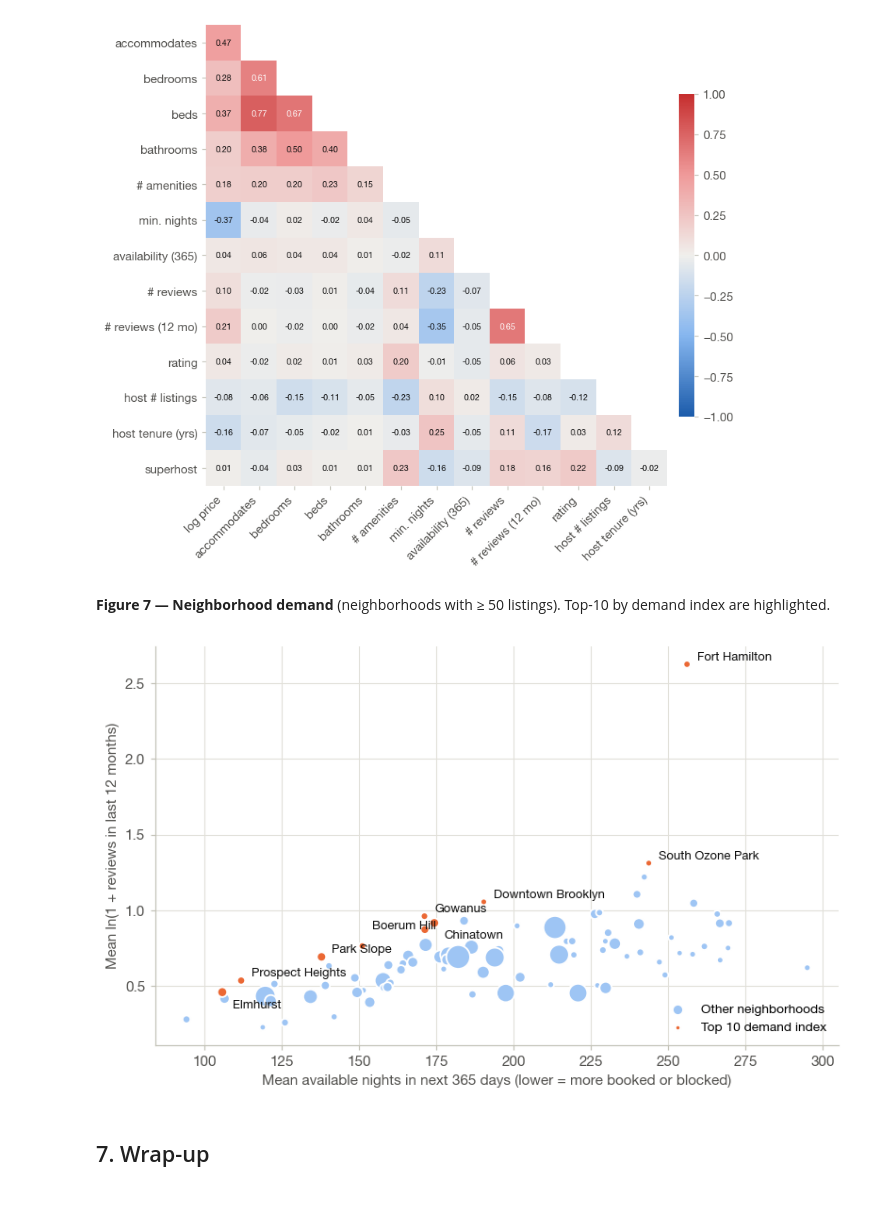
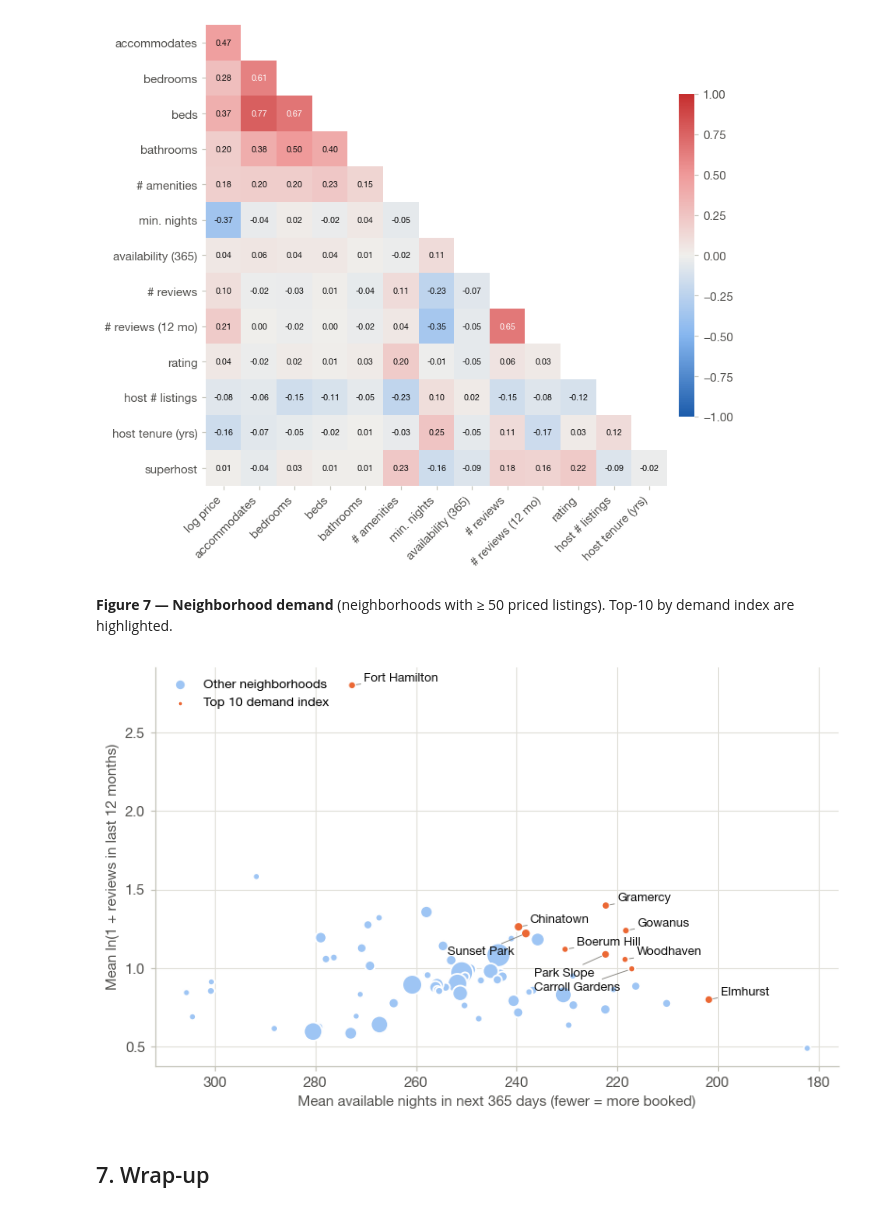
Before and after one commit to Moechan0124/final-project-ban560, a Jupyter notebook: code/01_EDA_PySpark.ipynb, the cells around one changed output. Saved outputs shown, nothing was run; the diff lists cells and outputs as text; code cells hidden in the pictures.

```diff
--- a/code/01_EDA_PySpark.ipynb
+++ b/code/01_EDA_PySpark.ipynb
@@ -342,10 +360,10 @@ neighborhoods with at least 50 listings. `top_host_share` flags neighborhoods do
 # %%
 top_host = (
-    df.groupBy("neighbourhood", "host_id").count()
+    priced.groupBy("neighbourhood", "host_id").count()
     .groupBy("neighbourhood").agg(F.max("count").alias("top_host_listings"))
 )
 hood = (
-    df.groupBy("borough", "neighbourhood")
+    priced.groupBy("borough", "neighbourhood")
     .agg(
         F.count("*").alias("listings"),
         F.mean("availability_365").alias("mean_availability_365"),
@@ -606,35 +624,47 @@ save(fig, "fig6_correlation")
 # %% [output]
 [figure]
 # %% [markdown]
-**Figure 7 — Neighborhood demand** (neighborhoods with ≥ 50 listings). Top-10 by demand index are highlighted.
+**Figure 7 — Neighborhood demand** (neighborhoods with ≥ 50 priced listings). Top-10 by demand index are highlighted.
 # %%
 top = hood_pd.head(10)
 rest = hood_pd.iloc[10:]
 size = lambda n: 12 + n / hood_pd.listings.max() * 260
 fig, ax = plt.subplots(figsize=(8.5, 5))
 ax.scatter(rest.mean_availability_365, rest.mean_log_reviews_ltm, s=size(rest.listings), color="#9ec5f4",
            edgecolors="white", linewidths=1.2, label="Other neighborhoods")
 ax.scatter(top.mean_availability_365, top.mean_log_reviews_ltm, s=size(top.listings), color=SERIES[1],
            edgecolors="white", linewidths=1.2, label="Top 10 demand index")
+ax.invert_xaxis()  # fewer open nights (higher demand) to the right
 fig.canvas.draw()  # fix axis limits so label extents are final
 renderer = fig.canvas.get_renderer()
-placed = []
+# the orange points themselves are obstacles, so no label covers another top-10 point
+xy = ax.transData.transform(top[["mean_availability_365", "mean_log_reviews_ltm"]].values)
+placed = [plt.matplotlib.transforms.Bbox([[x - 6, y - 6], [x + 6, y + 6]]) for x, y in xy]
+LEADER = dict(arrowstyle="-", color=MUTED, lw=0.6, shrinkA=0, shrinkB=3)
 for _, r in top.iterrows():
-    # try a few offsets and keep the first that does not overlap an earlier label
-    for dx, dy, ha in [(7, 3, "left"), (7, -11, "left"), (-7, 3, "right"), (-7, -11, "right"), (7, 12, "left")]:
-        t = ax.annotate(r.neighbourhood, (r.mean_availability_365, r.mean_log_reviews_ltm), xytext=(dx, dy),
-                        textcoords="offset points", fontsize=8.5, color=INK, ha=ha)
+    xy = (r.mean_availability_365, r.mean_log_reviews_ltm)
+    candidates = [(8, 5, "left"), (-8, 5, "right"), (8, -13, "left"), (-8, -13, "right"),
+                  (14, 18, "left"), (-14, 18, "right"), (14, -26, "left"), (-14, -26, "right")]
+    # measure each candidate as plain text (an Annotation's extent would include its leader line),
+    # keep the first that overlaps no earlier label or top-10 point, then draw it with a leader line
+    chosen = candidates[0]
+    for dx, dy, ha in candidates:
+        t = ax.annotate(r.neighbourhood, xy, xytext=(dx, dy), textcoords="offset points", fontsize=8.5, ha=ha, va="center")
         bb = t.get_window_extent(renderer).expanded(1.05, 1.15)
+        t.remove()
         if not any(bb.overlaps(p) for p in placed):
+            chosen = (dx, dy, ha)
             placed.append(bb)
             break
-        t.remove()
-ax.set(xlabel="Mean available nights in next 365 days (lower = more booked or blocked)",
+    dx, dy, ha = chosen
+    ax.annotate(r.neighbourhood, xy, xytext=(dx, dy), textcoords="offset points", fontsize=8.5, color=INK,
+                ha=ha, va="center", arrowprops=LEADER)
+ax.set(xlabel="Mean available nights in next 365 days (fewer = more booked)",
        ylabel="Mean ln(1 + reviews in last 12 months)")
-ax.legend(loc="lower right", markerscale=0.6)
+ax.legend(loc="upper left", markerscale=0.6)
 save(fig, "fig7_neighbourhood_demand")
 # %% [output]
-[figure, old version]
+[figure, new version]
 # %% [markdown]
 ## 7. Wrap-up
 # %%
```
Also changed, not shown: parts of 6 cells of this notebook, 2 other files.
